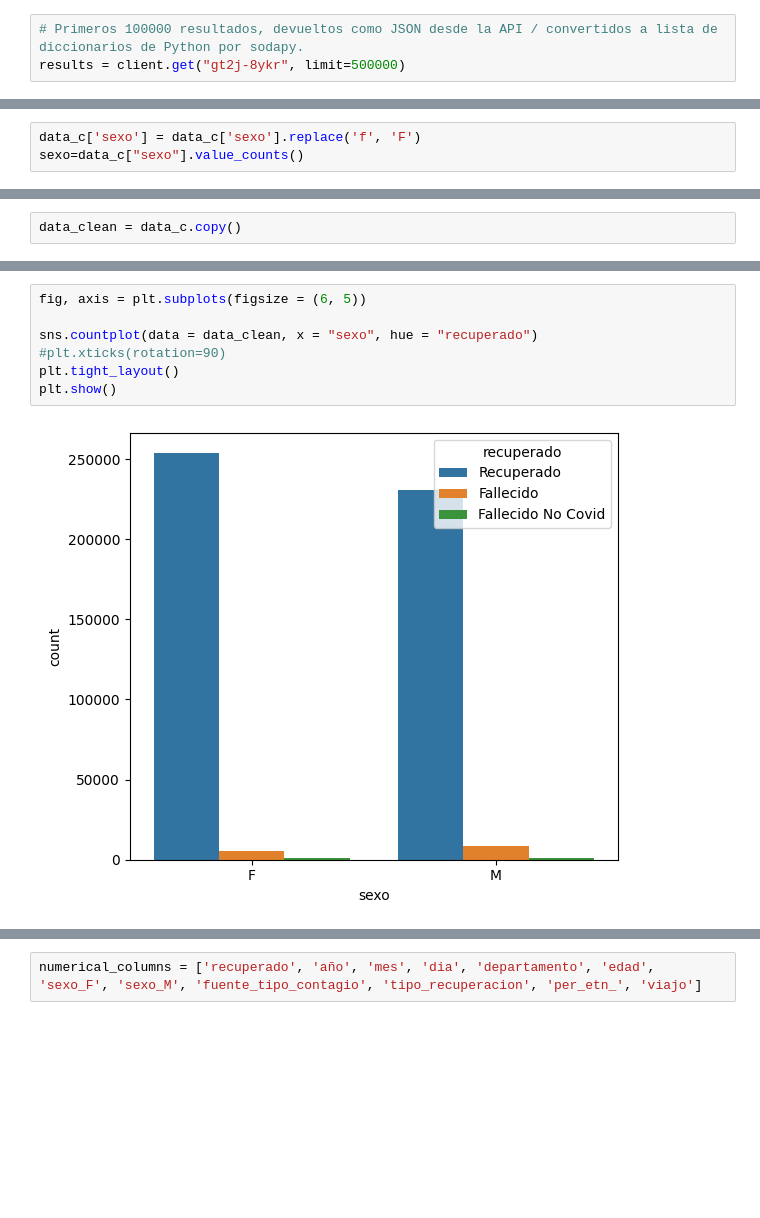
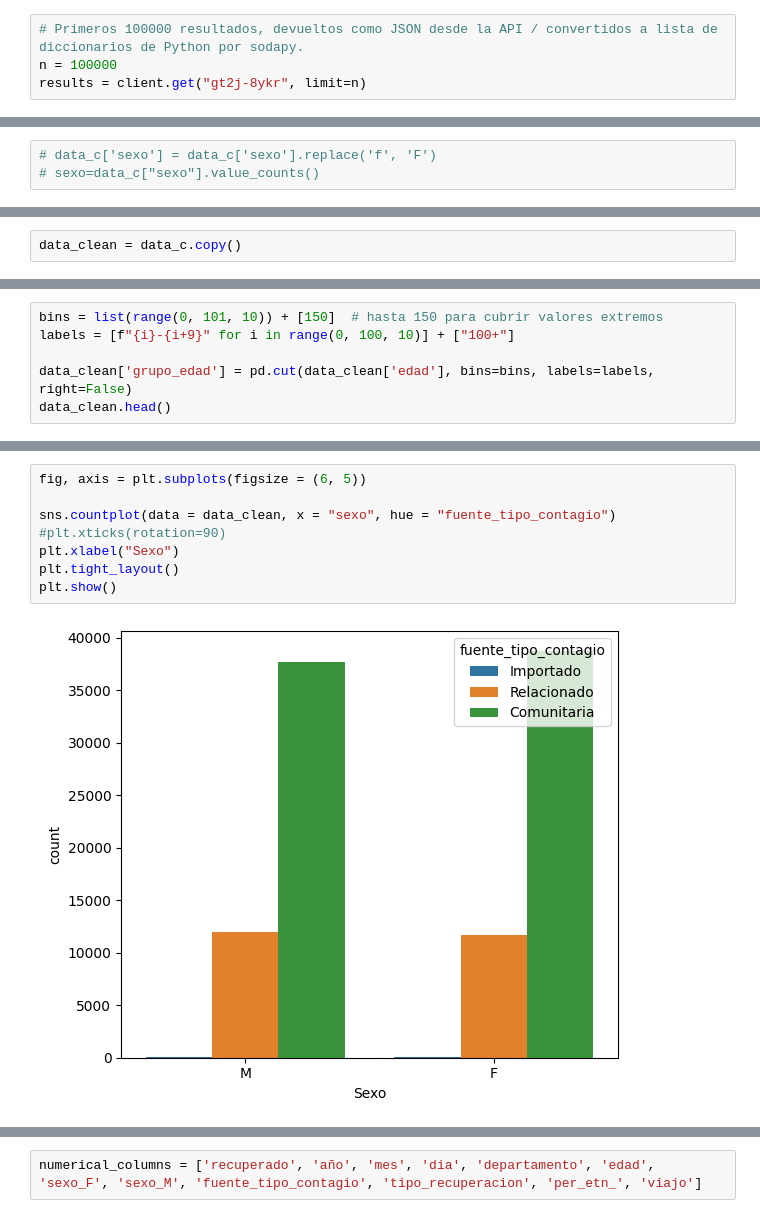
Before and after one commit to 4GeeksAcademy/remelop_Machine_Learning_Final_Project, a Jupyter notebook: src/Final_Project.ipynb, the cells around one changed output, grey strips where cells are left out. Drawn from its saved outputs; the diff is of its cells as text; blank space fills up the shorter version.

```diff
--- a/src/Final_Project.ipynb
+++ b/src/Final_Project.ipynb
@@ -36,7 +36,8 @@ client = Socrata("www.datos.gov.co", None)
 WARNING:root:Requests made without an app_token will be subject to strict throttling limits.
 # %%
 # Primeros 100000 resultados, devueltos como JSON desde la API / convertidos a lista de diccionarios de Python por sodapy.
-results = client.get("gt2j-8ykr", limit=500000)
+n = 100000
+results = client.get("gt2j-8ykr", limit=n)
 # %%
 # Conversión de los datos a un DataFrame con Pandas
 results_df = pd.DataFrame.from_records(results)
@@ -304,6 +304,6 @@ f         1
 Name: count, dtype: int64
 # %%
-data_c['sexo'] = data_c['sexo'].replace('f', 'F')
-sexo=data_c["sexo"].value_counts()
+# data_c['sexo'] = data_c['sexo'].replace('f', 'F')
+# sexo=data_c["sexo"].value_counts()
 # %%
 plt.figure(figsize=(5,5))
@@ -592 +602,7 @@ Initial date: 2020-04-06 00:00:00
 Final date  : 2021-12-22 00:00:00
+# %%
+bins = list(range(0, 101, 10)) + [150]  # hasta 150 para cubrir valores extremos
+labels = [f"{i}-{i+9}" for i in range(0, 100, 10)] + ["100+"]
+
+data_clean['grupo_edad'] = pd.cut(data_clean['edad'], bins=bins, labels=labels, right=False)
+data_clean.head()
@@ -606,9 +679,10 @@ Name: count, dtype: int64
 # %%
 fig, axis = plt.subplots(figsize = (6, 5))
 
-sns.countplot(data = data_clean, x = "sexo", hue = "recuperado")
+sns.countplot(data = data_clean, x = "sexo", hue = "fuente_tipo_contagio")
 #plt.xticks(rotation=90)
+plt.xlabel("Sexo")
 plt.tight_layout()
 plt.show()
 # %% [output]
-[figure, old version]
+[figure, new version]
```
Also changed, not shown: parts of 41 cells of this notebook, 1 other file.
